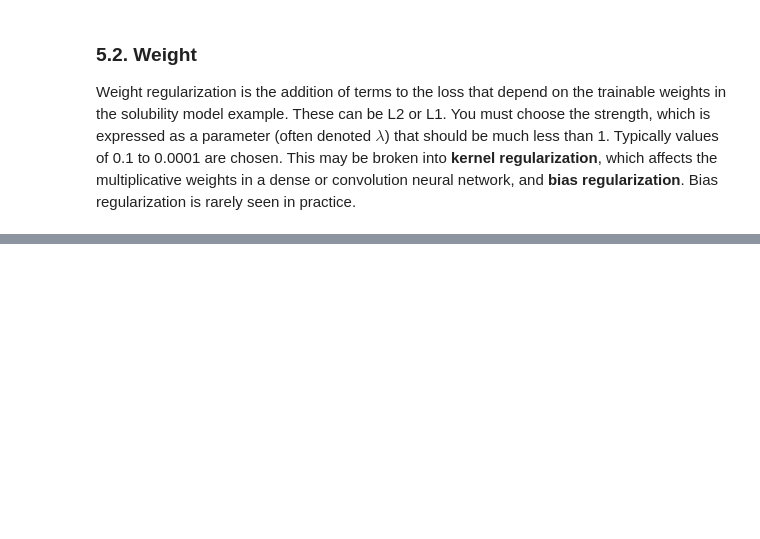
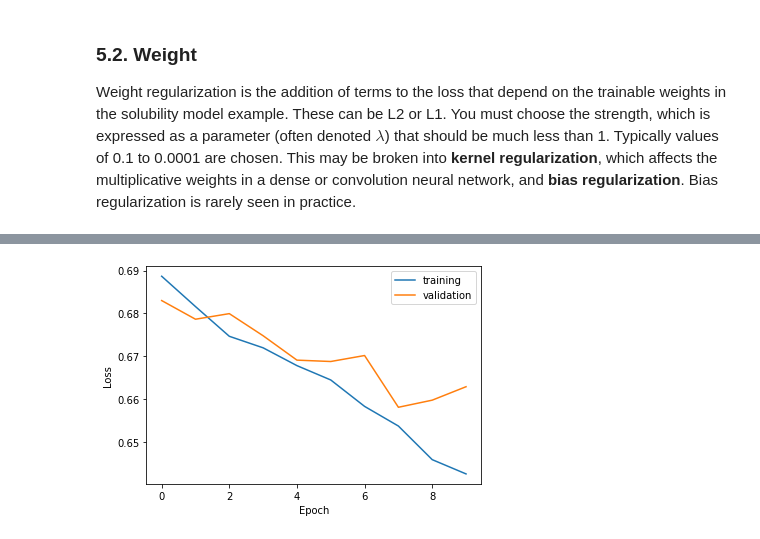
Before and after one commit to EloiSanchez/Learning_ML, a Jupyter notebook: 7_Standard_Layers.ipynb, the cells around one changed output, grey strips where cells are left out. Cells and saved outputs as stored; diff of their text form; code cells hidden in the pictures; blank space fills up the shorter version.

```diff
--- a/7_Standard_Layers.ipynb
+++ b/7_Standard_Layers.ipynb
@@ -235,0 +326,3 @@ Weight regularization is the addition of terms to the loss that depend on the tr
+# %%
+model.compile("adam", loss="binary_crossentropy", metrics=["accuracy"])
+result = model.fit(train_data, validation_data=val_data, epochs=10, verbose=1)
@@ -235,0 +350,9 @@ Weight regularization is the addition of terms to the loss that depend on the tr
+# %%
+plt.plot(result.history["loss"], label="training")
+plt.plot(result.history["val_loss"], label="validation")
+plt.legend()
+plt.xlabel("Epoch")
+plt.ylabel("Loss")
+plt.show()
+# %% [output]
+[figure, added]
```
Also changed, not shown: parts of 20 cells of this notebook.
